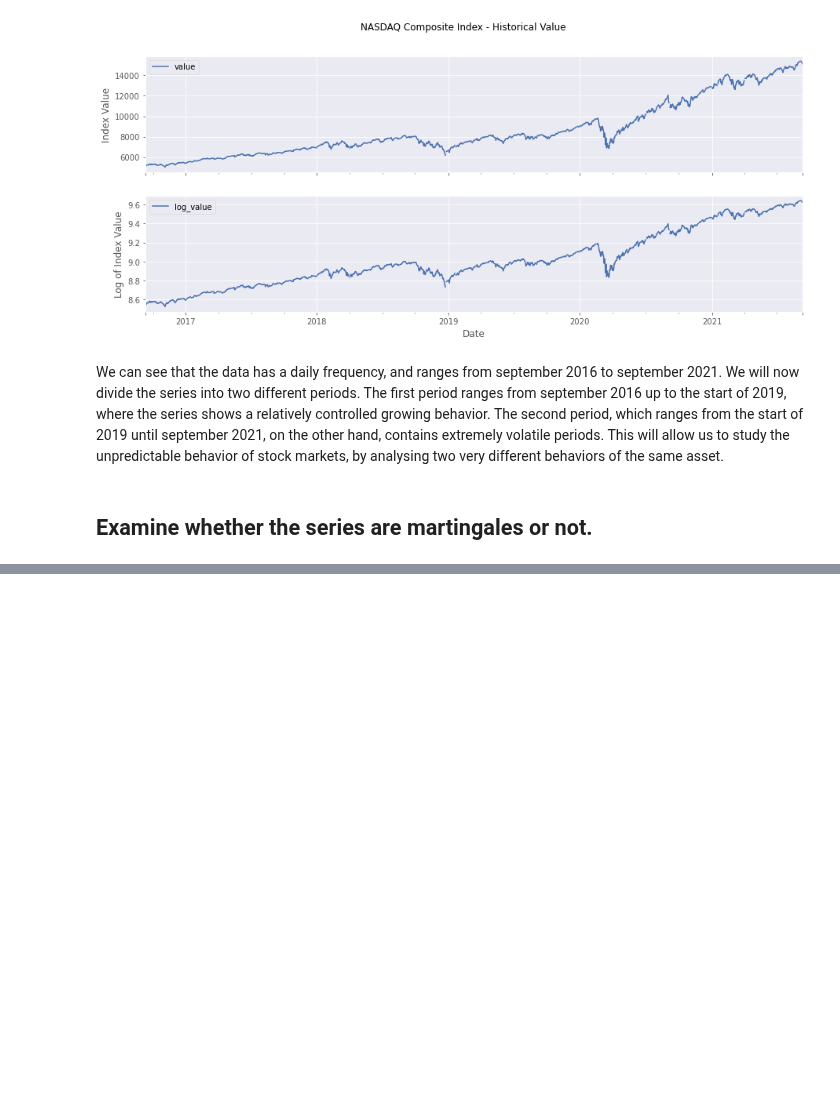
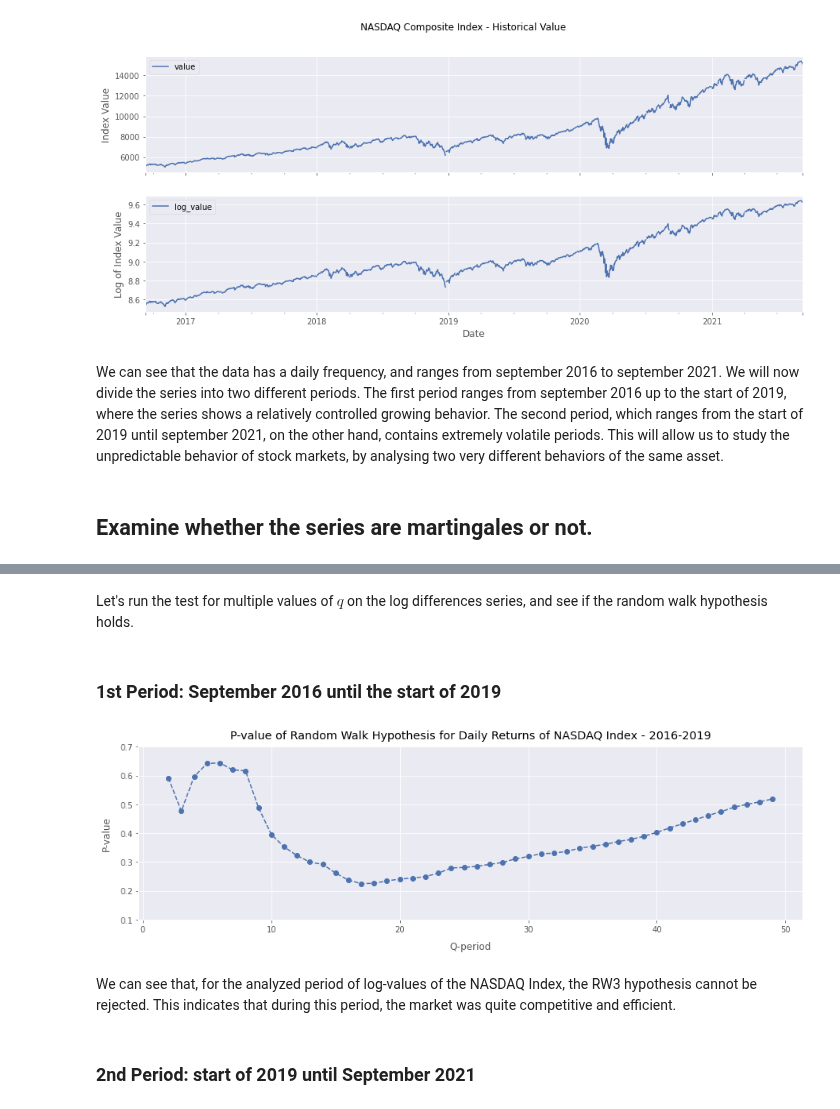
Before and after one commit to daniel-deutsch/FTD, a Jupyter notebook: Asset Pricing/EA1/main.ipynb, the cells around one changed output, grey strips where cells are left out. Saved outputs shown, nothing was run; the diff lists cells and outputs as text; code cells hidden in the pictures; blank space fills up the shorter version.

Commit message:
finished martingale analysis and performed variance ratio tests for log difference series over two different periods. Last part of HW is still missing (run the same analysis for excess returns)

```diff
--- a/Asset Pricing/EA1/main.ipynb
+++ b/Asset Pricing/EA1/main.ipynb
@@ -14,7 +15,9 @@ plt.style.use('ggplot')
 plt.rcParams.update({
     'figure.figsize': (15, 4),
     'axes.prop_cycle': plt.cycler(color=["#4C72B0", "#C44E52", "#55A868", "#8172B2", "#CCB974", "#64B5CD"]),
-    'axes.facecolor': "#EAEAF2"
+    'axes.facecolor': "#EAEAF2",
+    'axes.labelpad': 10,
+    'axes.titlepad': 10
 })
 # %% [markdown]
 ## Load and process the dataset
@@ -46,8 +49,8 @@ plt.show()
 We can see that the data has a daily frequency, and ranges from september 2016 to september 2021. We will now divide the series into two different periods. The first period ranges from september 2016 up to the start of 2019, where the series shows a relatively controlled growing behavior. The second period, which ranges from the start of 2019 until september 2021, on the other hand, contains extremely volatile periods. This will allow us to study the unpredictable behavior of stock markets, by analysing two very different behaviors of the same asset.
 # %%
 mask = df['date'] < '2019-01-01'
-series1 = df[mask]
-series2 = df[~mask]
+series1 = df[mask].dropna().reset_index(drop=True)
+series2 = df[~mask].dropna().reset_index(drop=True)
 # %% [markdown]
 ## Examine whether the series are martingales or not.
 # %% [markdown]
@@ -66,0 +102,34 @@ TypeError: __init__() missing 2 required positional arguments: 'endog' and 'lags
+# %% [markdown]
+Let's run the test for multiple values of $q$ on the log differences series, and see if the random walk hypothesis holds.
+# %% [markdown]
+### 1st Period: September 2016 until the start of 2019
+# %%
+# get log differences of series
+log_diff1 = series1['log_value'].diff().dropna().reset_index(drop=True)
+# %%
+test = {
+    'q': np.arange(2,50,1),
+    'VR': [],
+    'T-statistic': [],
+    'P-value': [],
+}
+
+for q in test['q']:
+    vr, phi, p_value = test_RW3(log_diff1, q)
+    test['VR'].append(vr)
+    test['T-statistic'].append(phi)
+    test['P-value'].append(p_value)
+# %%
+plt.figure()
+plt.plot(test['q'], test['P-value'], '--o')
+plt.title('P-value of Random Walk Hypothesis for Daily Returns of NASDAQ Index - 2016-2019')
+plt.xlabel('Q-period')
+plt.ylabel('P-value')
+plt.yticks([0.1, 0.2, 0.3, 0.4, 0.5, 0.6, 0.7])
+plt.show()
+# %% [output]
+[figure, added]
+# %% [markdown]
+We can see that, for the analyzed period of log-values of the NASDAQ Index, the RW3 hypothesis cannot be rejected. This indicates that during this period, the market was quite competitive and efficient.
+# %% [markdown]
+### 2nd Period: start of 2019 until September 2021
```
Also changed, not shown: parts of 8 cells of this notebook, 1 other file.
